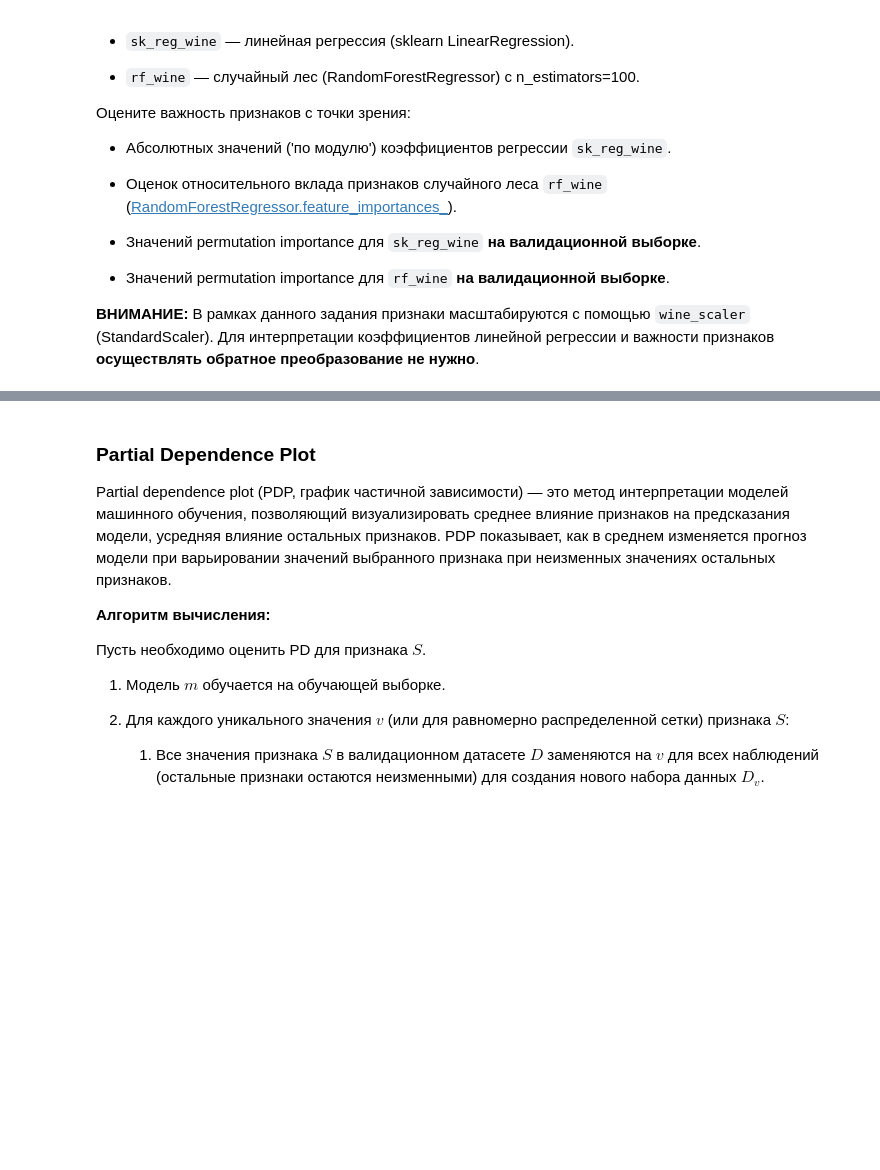
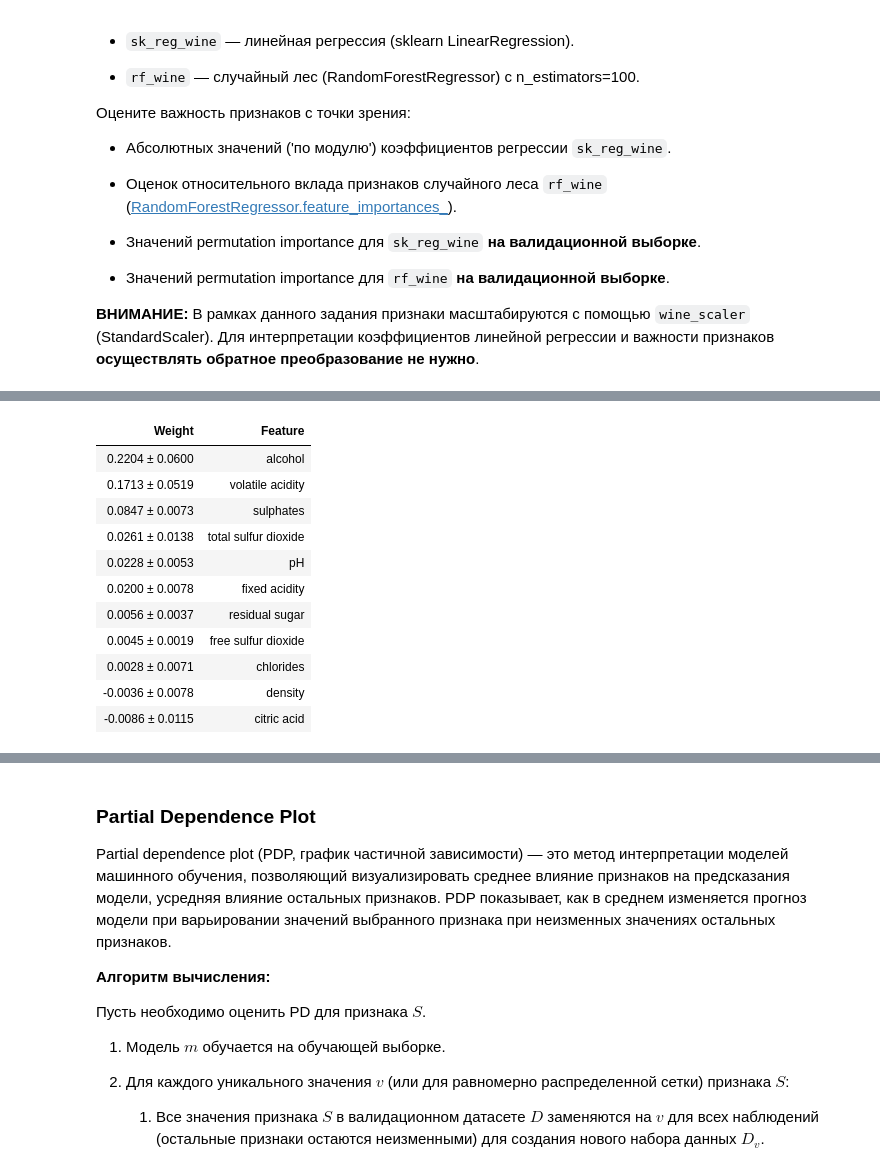
Before and after one commit to ml2me/study, a Jupyter notebook: classic_ML/7/07.Задание.ipynb, the cells around one changed output, grey strips where cells are left out. Cells and saved outputs as stored; diff of their text form; code cells hidden in the pictures; blank space fills up the shorter version.

```diff
--- a/classic_ML/7/07.Задание.ipynb
+++ b/classic_ML/7/07.Задание.ipynb
@@ -213,12 +299,13 @@ df_wine.nunique()
 # %%
 # Выделите объясняемый фактор в отдельную переменную
 
-X_wine, y_wine = ...
+X_wine = df_wine.drop('quality', axis=1)
+y_wine = df_wine['quality']
 # %%
 # Разделите датасет на обучающую (60%) и валидационную (40%) выборки
 # Не забудьте зафиксировать RANDOM_STATE
 
-X_wine_train, X_wine_val, y_wine_train, y_wine_val = ...
+X_wine_train, X_wine_val, y_wine_train, y_wine_val = train_test_split(X_wine, y_wine, test_size=0.4, random_state=RANDOM_STATE)
 # %%
 # Масштабируйте все признаки
 #   train -> fit_transform
@@ -226,8 +313,8 @@ X_wine_train, X_wine_val, y_wine_train, y_wine_val = ...
 
 wine_scaler = StandardScaler().set_output(transform='pandas')
 
-X_wine_train = ...
-X_wine_val = ...
+X_wine_train = wine_scaler.fit_transform(X_wine_train)
+X_wine_val = wine_scaler.transform(X_wine_val)
 # %%
 # Обучите sk_reg_wine (sklearn LinearRegression) на обучающей выборке
 
@@ -235,16 +322,29 @@ sk_reg_wine = ...
 # %%
 # Оцените важность признаков sk_reg_wine с помощью permutation importance на валидационной выборке
 # Не забудьте зафиксировать RANDOM_STATE
 
 n_iter = 5
 
 perm_sk_reg_wine = PermutationImportance(
-    estimator=...,
-    n_iter=...,
-    random_state=...
+    estimator=sk_reg_wine,
+    n_iter=n_iter,
+    random_state=RANDOM_STATE
 )
-...
-eli5.show_weights(perm_sk_reg_wine, feature_names=...)
+perm_sk_reg_wine.fit(X_wine_val, y_wine_val)
+eli5.show_weights(perm_sk_reg_wine, feature_names=X_wine_val.columns.tolist())
+# %% [output]
+| Weight | Feature |
+| 0.2204 ± 0.0600 | alcohol |
+| 0.1713 ± 0.0519 | volatile acidity |
+| 0.0847 ± 0.0073 | sulphates |
+| 0.0261 ± 0.0138 | total sulfur dioxide |
+| 0.0228 ± 0.0053 | pH |
+| 0.0200 ± 0.0078 | fixed acidity |
+| 0.0056 ± 0.0037 | residual sugar |
+| 0.0045 ± 0.0019 | free sulfur dioxide |
+| 0.0028 ± 0.0071 | chlorides |
+| -0.0036 ± 0.0078 | density |
+| -0.0086 ± 0.0115 | citric acid |
 # %%
 # Обучите rf_wine (RandomForestRegressor) на обучающей выборке с n_estimators=100
 # Не забудьте зафиксировать RANDOM_STATE
```
Also changed, not shown: parts of 12 cells of this notebook.
